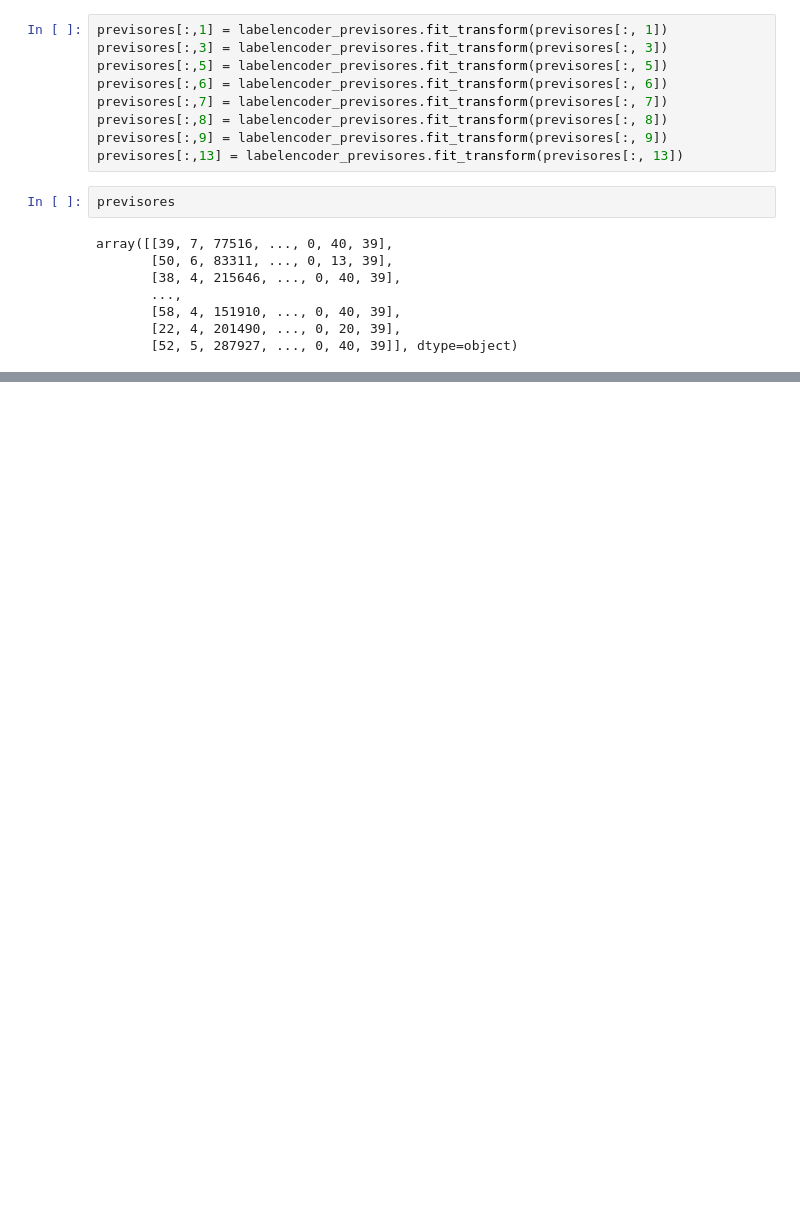
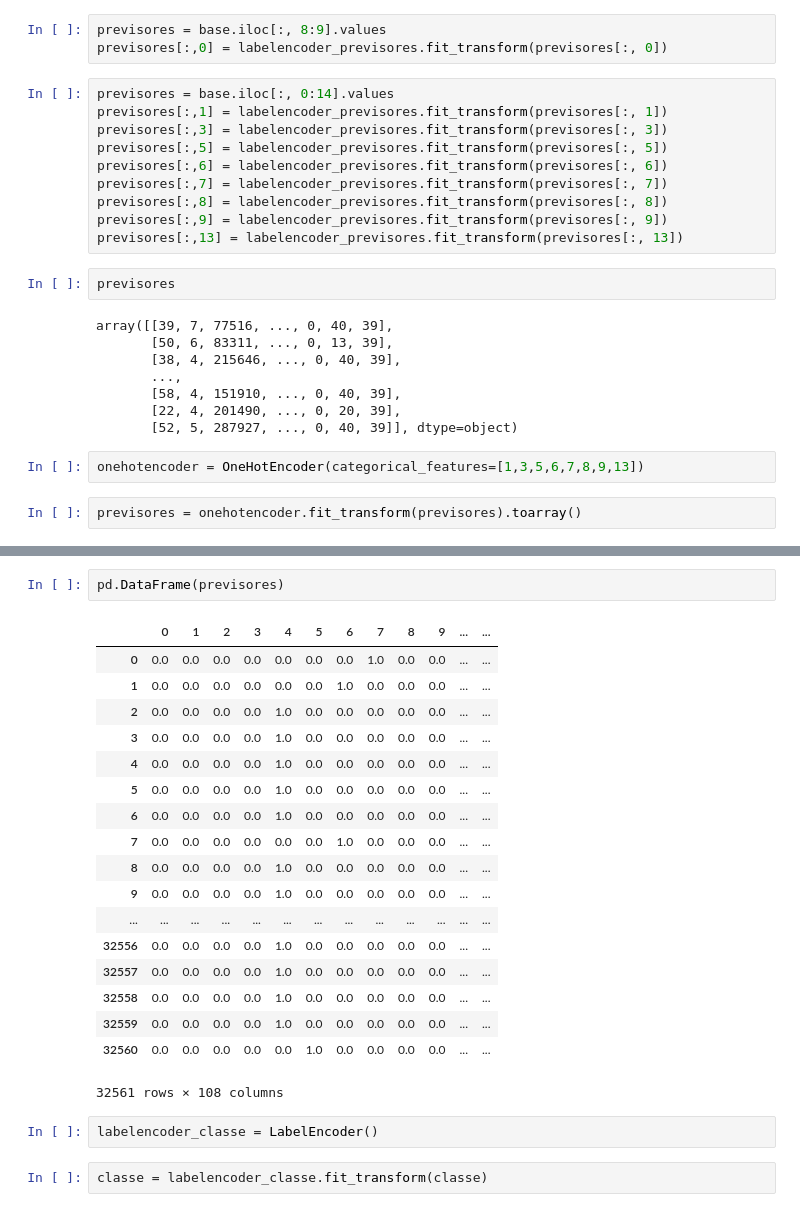
Before and after one commit to dieinimymaganha/machine_learning_e_data_science_com_python, a Jupyter notebook: pre_processamento_census.ipynb, the cells around one changed output, grey strips where cells are left out. Cells and saved outputs as stored; diff of their text form; blank space fills up the shorter version.

Commit message:
Transformação de variáveis categóricas II - base censo aula 22

```diff
--- a/pre_processamento_census.ipynb
+++ b/pre_processamento_census.ipynb
@@ -50,6 +50,10 @@ from sklearn.preprocessing import LabelEncoder
 # %%
 labelencoder_previsores = LabelEncoder()
+# %%
+previsores = base.iloc[:, 8:9].values
+previsores[:,0] = labelencoder_previsores.fit_transform(previsores[:, 0])
 # %%
+previsores = base.iloc[:, 0:14].values
 previsores[:,1] = labelencoder_previsores.fit_transform(previsores[:, 1])
 previsores[:,3] = labelencoder_previsores.fit_transform(previsores[:, 3])
 previsores[:,5] = labelencoder_previsores.fit_transform(previsores[:, 5])
@@ -68,3 +72,7 @@ array([[39, 7, 77516, ..., 0, 40, 39],
        [58, 4, 151910, ..., 0, 40, 39],
        [22, 4, 201490, ..., 0, 20, 39],
        [52, 5, 287927, ..., 0, 40, 39]], dtype=object)
+# %%
+onehotencoder = OneHotEncoder(categorical_features=[1,3,5,6,7,8,9,13])
+# %%
+previsores = onehotencoder.fit_transform(previsores).toarray()
@@ -70,0 +83,25 @@ array([[39, 7, 77516, ..., 0, 40, 39],
+# %%
+pd.DataFrame(previsores)
+# %% [output]
+|  | 0 | 1 | 2 | 3 | 4 | 5 | 6 | 7 | 8 | 9 | ... | ... |
+| 0 | 0.0 | 0.0 | 0.0 | 0.0 | 0.0 | 0.0 | 0.0 | 1.0 | 0.0 | 0.0 | ... | ... |
+| 1 | 0.0 | 0.0 | 0.0 | 0.0 | 0.0 | 0.0 | 1.0 | 0.0 | 0.0 | 0.0 | ... | ... |
+| 2 | 0.0 | 0.0 | 0.0 | 0.0 | 1.0 | 0.0 | 0.0 | 0.0 | 0.0 | 0.0 | ... | ... |
+| 3 | 0.0 | 0.0 | 0.0 | 0.0 | 1.0 | 0.0 | 0.0 | 0.0 | 0.0 | 0.0 | ... | ... |
+| 4 | 0.0 | 0.0 | 0.0 | 0.0 | 1.0 | 0.0 | 0.0 | 0.0 | 0.0 | 0.0 | ... | ... |
+| 5 | 0.0 | 0.0 | 0.0 | 0.0 | 1.0 | 0.0 | 0.0 | 0.0 | 0.0 | 0.0 | ... | ... |
+| 6 | 0.0 | 0.0 | 0.0 | 0.0 | 1.0 | 0.0 | 0.0 | 0.0 | 0.0 | 0.0 | ... | ... |
+| 7 | 0.0 | 0.0 | 0.0 | 0.0 | 0.0 | 0.0 | 1.0 | 0.0 | 0.0 | 0.0 | ... | ... |
+| 8 | 0.0 | 0.0 | 0.0 | 0.0 | 1.0 | 0.0 | 0.0 | 0.0 | 0.0 | 0.0 | ... | ... |
+| 9 | 0.0 | 0.0 | 0.0 | 0.0 | 1.0 | 0.0 | 0.0 | 0.0 | 0.0 | 0.0 | ... | ... |
+| ... | ... | ... | ... | ... | ... | ... | ... | ... | ... | ... | ... | ... |
+| 32556 | 0.0 | 0.0 | 0.0 | 0.0 | 1.0 | 0.0 | 0.0 | 0.0 | 0.0 | 0.0 | ... | ... |
+| 32557 | 0.0 | 0.0 | 0.0 | 0.0 | 1.0 | 0.0 | 0.0 | 0.0 | 0.0 | 0.0 | ... | ... |
+| 32558 | 0.0 | 0.0 | 0.0 | 0.0 | 1.0 | 0.0 | 0.0 | 0.0 | 0.0 | 0.0 | ... | ... |
+| 32559 | 0.0 | 0.0 | 0.0 | 0.0 | 1.0 | 0.0 | 0.0 | 0.0 | 0.0 | 0.0 | ... | ... |
+| 32560 | 0.0 | 0.0 | 0.0 | 0.0 | 0.0 | 1.0 | 0.0 | 0.0 | 0.0 | 0.0 | ... | ... |
+32561 rows × 108 columns
+# %%
+labelencoder_classe = LabelEncoder()
+# %%
+classe = labelencoder_classe.fit_transform(classe)
```
Also changed, not shown: parts of 4 cells of this notebook.
